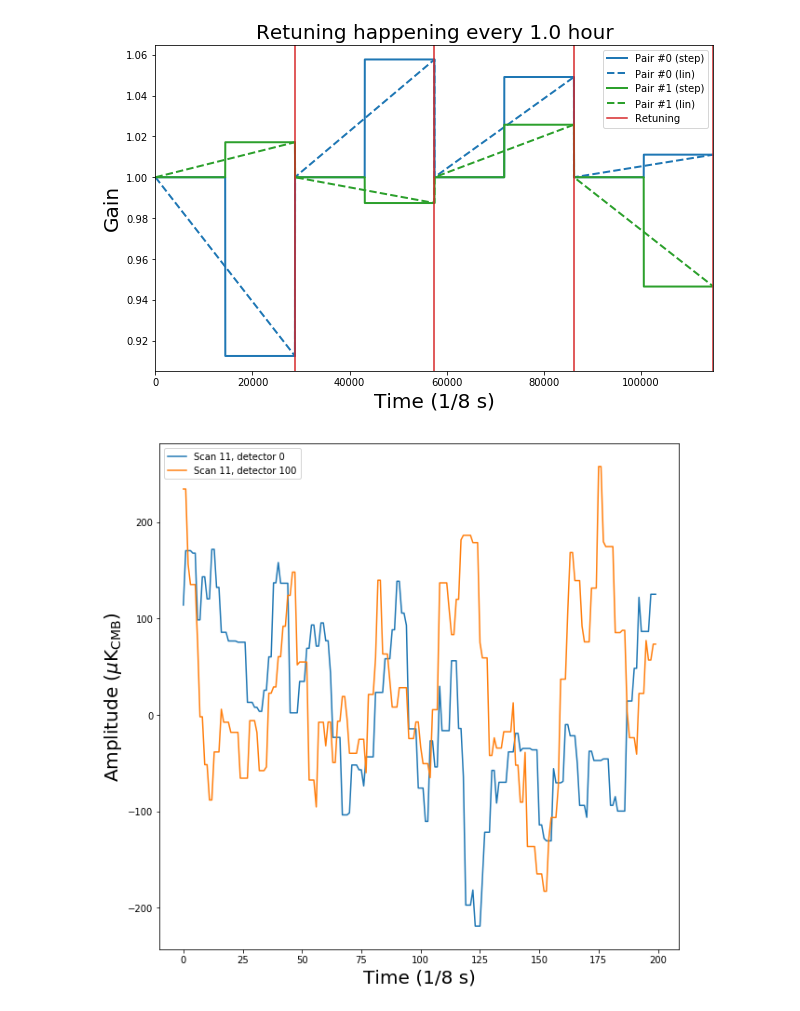
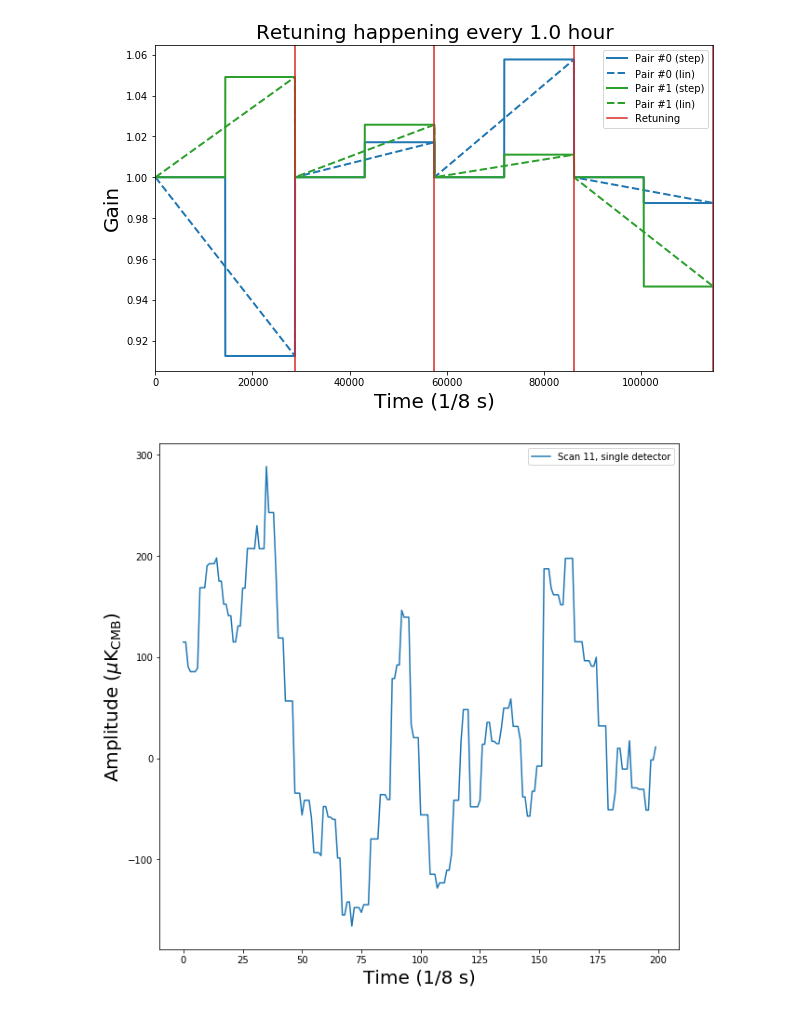
Before and after one commit to JulienPeloton/s4cmb_notebooks, a Jupyter notebook: systematics/gain_drift.ipynb, the cells around one changed output. Saved outputs shown, nothing was run; the diff lists cells and outputs as text; code cells hidden in the pictures.

Commit message:
Update gain drift example with generators

```diff
--- a/systematics/gain_drift.ipynb
+++ b/systematics/gain_drift.ipynb
@@ -86,13 +86,19 @@ nbreaks = 4
 ## You have the choice in modeling the drifts as
 ## step functions or linear functions.
 ## Let's show both on 4 bolometers (2 pairs).
-gains_step = step_function(nbolos=4,
+## We also simulate the gains using generators.
+## It is particularly useful to save memory (as you do not have
+## to store the entire nbolo x nsample in memory) for large runs.
+## Note that if you do not want to use generators, you can use the
+## functions systematics.linear_function and systematics.step_function
+## instead.
+gains_step_gen = step_function_gen(
                            nsamples=nts,
                            mean=1,
                            std=0.05,
                            nbreaks=nbreaks,
                            seed=100)
-gains_lin = linear_function(nbolos=4,
+gains_lin_gen = linear_function_gen(
                             nsamples=nts,
                             mean=1,
                             std=0.05,
@@ -101,11 +107,13 @@ gains_lin = linear_function(nbolos=4,
 
 ## Plot gain drifts
 pl.figure(figsize=(10, 6))
-for i in range(0, len(gains_step), 2):
-    pl.plot(gains_step[i], color='C{}'.format(i),
+for i in range(0, 4, 2):
+    gains_step = gains_step_gen.next()
+    gains_lin = gains_lin_gen.next()
+    pl.plot(gains_step[0], color='C{}'.format(i),
             ls='-', lw=2,
             label='Pair #{} (step)'.format(i/2))
-    pl.plot(gains_lin[i], color='C{}'.format(i),
+    pl.plot(gains_lin[0], color='C{}'.format(i),
             ls='--', lw=2,
             label='Pair #{} (lin)'.format(i/2))
 
@@ -126,7 +134,7 @@ pl.xlim(0, nts)
 pl.legend()
 pl.show()
 # %% [output]
-[figure, old version]
+[figure, new version]
 # %%
 ## Let's now generate our TOD from our input sky, instrument, and scanning strategy
 ## Firts, we will use the difference of pairs of detectors to reconstruct
@@ -145,18 +153,25 @@ nside_out = 512
 state = np.random.RandomState(0)
 seeds_for_gain = state.randint(0, 1e6, scan.nces)
 for CESnumber in range(scan.nces):
+    ## Note that we already specify that we want to map pairs
+    ## one-by-one by setting mapping_perpair to True. This is
+    ## very useful if you have no det-to-det correlations and
+    ## you want to save memory by ot storing all timestreams
+    ## in the memory.
     tod = TimeOrderedDataPairDiff(inst, scan, sky_in, CESnumber=CESnumber,
                                   projection='healpix',
                                   nside_out=nside_out,
-                                  width=130.)
+                                  width=130.,
+                                  mapping_perpair=True)
 
     ########################################################################
     ## Make new gain with 5% drift centered around 1, retuned every hour. ##
     ########################################################################
-    new_gains = linear_function(2*tod.npair, tod.nsamples,
-                                mean=1., std=0.05,
-                                nbreaks=4, seed=seeds_for_gain[CESnumber])
-    tod.set_detector_gains_pertimesample(new_gains=new_gains)
+    new_gains_gen = linear_function_gen(tod.nsamples,
+                                        mean=1.,
+                                        std=0.05,
+                                        nbreaks=4,
+                                        seed=seeds_for_gain[CESnumber])
 
     ## Initialise map containers
     if CESnumber == 0:
@@ -165,25 +180,25 @@ for CESnumber in range(scan.nces):
                                    obspix=tod.obspix)
 
     ## Scan input map to get TODs
-    d = np.array([
-            tod.map2tod(det) for det in tqdm(
-                range(inst.focal_plane.nbolometer))])
+    ## Do it pair-by-pair to save memory for large runs.
+    for pair in tqdm(tod.pair_list):
+        tod.set_detector_gains_perpair(new_gains=new_gains_gen.next())
+        d = np.array([tod.map2tod(det) for det in pair])
 
-    ## Project TOD to maps
-    tod.tod2map(d, sky_out_tot)
+        ## Project TOD to maps
+        tod.tod2map(d, sky_out_tot)
 # %%
-## Let's have a look at some TOD, that is
-## d(t) = I(t) + Q(t)cos(2*theta(t)) + U(t)sin(2*theta(t)).
+## Let's have a look at a TOD, that is
+## d(t) = g*(I(t) + Q(t)cos(2*theta(t)) + U(t)sin(2*theta(t))).
 ## Keep in mind we set the sample rate at 8 Hz.
 fig = pl.figure(figsize=(10, 10))
-pl.plot(d[0][0:200], label='Scan 11, detector 0')
-pl.plot(d[100][0:200], label='Scan 11, detector 100')
+pl.plot(d[0][0:200], label='Scan 11, single detector')
 pl.legend()
 pl.xlabel('Time (1/8 s)', fontsize=20)
 pl.ylabel('Amplitude ($\mu$K$_{\\rm CMB}$)', fontsize=20)
 pl.show()
 # %% [output]
-[figure, old version]
+[figure, new version]
 # %%
 ## In the absence of systematics, these operations should not change the
 ## signal. Let's check that we did not harm the signal.
```
Also changed, not shown: parts of 2 cells of this notebook.
